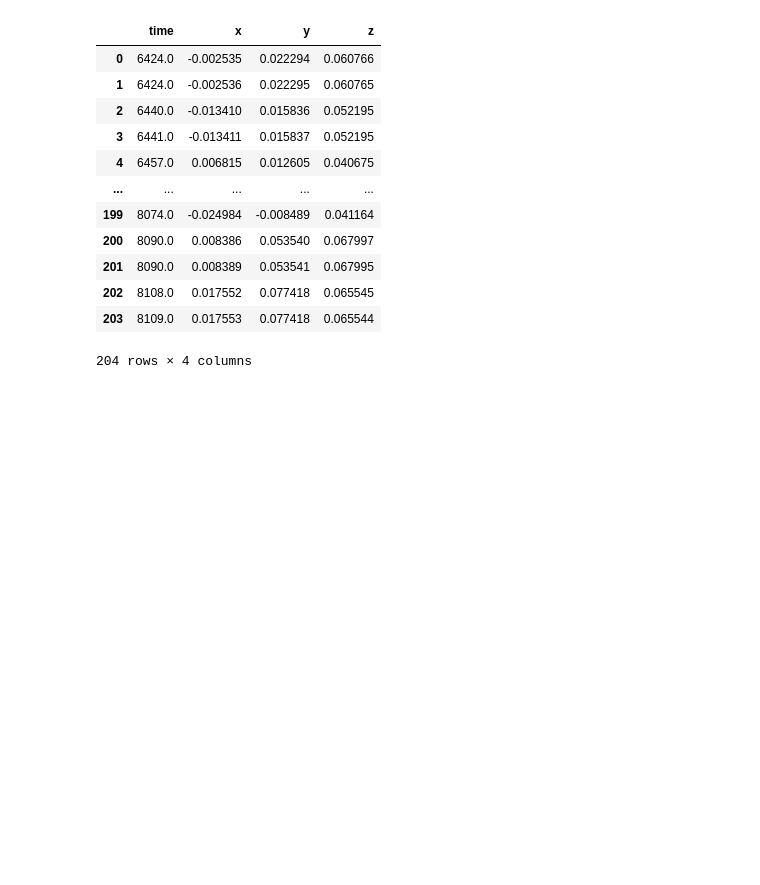
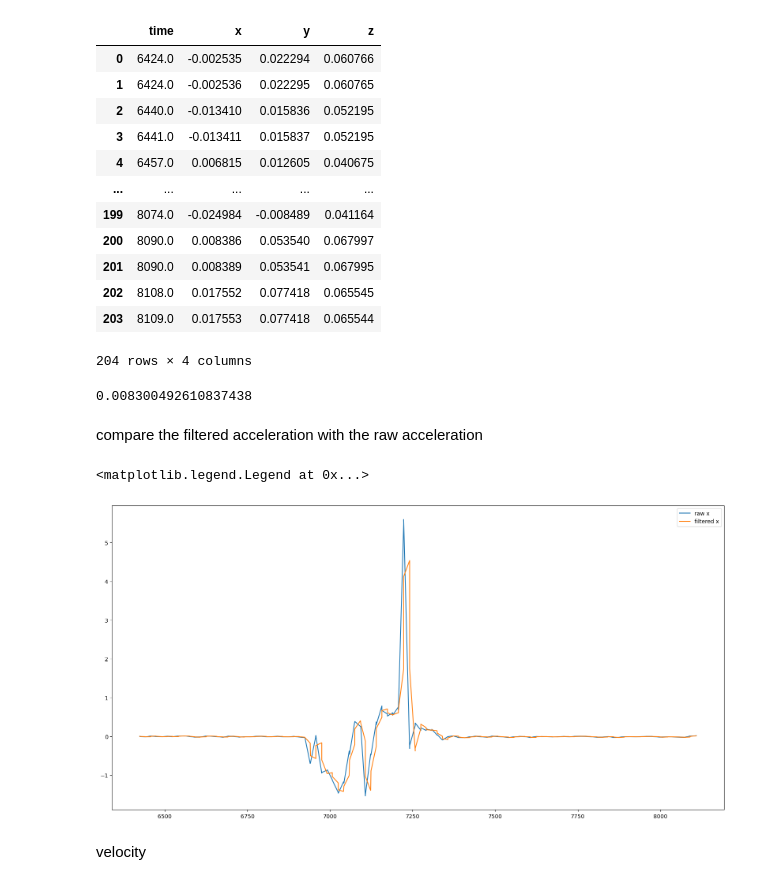
Before and after one commit to konbraphat51/ReckonerCamera, a Jupyter notebook: Exp/filtering.ipynb, the cells around one changed output. Drawn from its saved outputs; the diff is of its cells as text; code cells hidden in the pictures; blank space fills up the shorter version.

```diff
--- a/Exp/filtering.ipynb
+++ b/Exp/filtering.ipynb
@@ -18,3 +20,60 @@ df
 | 202 | 8108.0 | 0.017552 | 0.077418 | 0.065545 |
 | 203 | 8109.0 | 0.017553 | 0.077418 | 0.065544 |
 204 rows × 4 columns
+# %%
+_sum = 0
+for cnt in range(0, len(df)-1):
+    _sum += df["time"][cnt+1] - df["time"][cnt]
+
+samplingRate = _sum / (len(df)-1) / 1000
+
+samplingRate
+# %% [output]
+0.008300492610837438
+# %%
+q = 0.7
+
+cutoff = 0.01
+
+omega = 2 * np.pi * cutoff / samplingRate
+alpha = np.sin(omega) / (2 * q)
+
+a0 = 1 + alpha
+a1 = -2 * np.cos(omega)
+a2 = 1 - alpha
+b0 = (1 - np.cos(omega)) / 2
+b1 = 1 - np.cos(omega)
+b2 = (1 - np.cos(omega)) / 2
+
+in1 = np.zeros(3)
+in2 = np.zeros(3)
+out1 = np.zeros(3)
+out2 = np.zeros(3)
+
+accelerationFiltered = []
+
+for cnt in range(0, len(df)):
+    _input = np.array([df["x"][cnt], df["y"][cnt], df["z"][cnt]])
+
+    outputThis = (b0 / a0) * _input + (b1 / a0) * in1 + (b2 / a0) * in2 - (a1 / a0) * out1 - (a2 / a0) * out2
+
+    accelerationFiltered.append(outputThis)
+
+    in2 = in1
+    in1 = _input
+
+    out2 = out1
+    out1 = outputThis
+# %% [markdown]
+compare the filtered acceleration with the raw acceleration
+# %%
+#x
+plt.figure(figsize=(20,10))
+plt.plot(df["time"], df["x"], label="raw x")
+plt.plot(df["time"], [i[0] for i in accelerationFiltered], label="filtered x")
+plt.legend()
+# %% [output]
+<matplotlib.legend.Legend at 0x...>
+[figure, added]
+# %% [markdown]
+velocity
```
Also changed, not shown: parts of 6 cells of this notebook.
